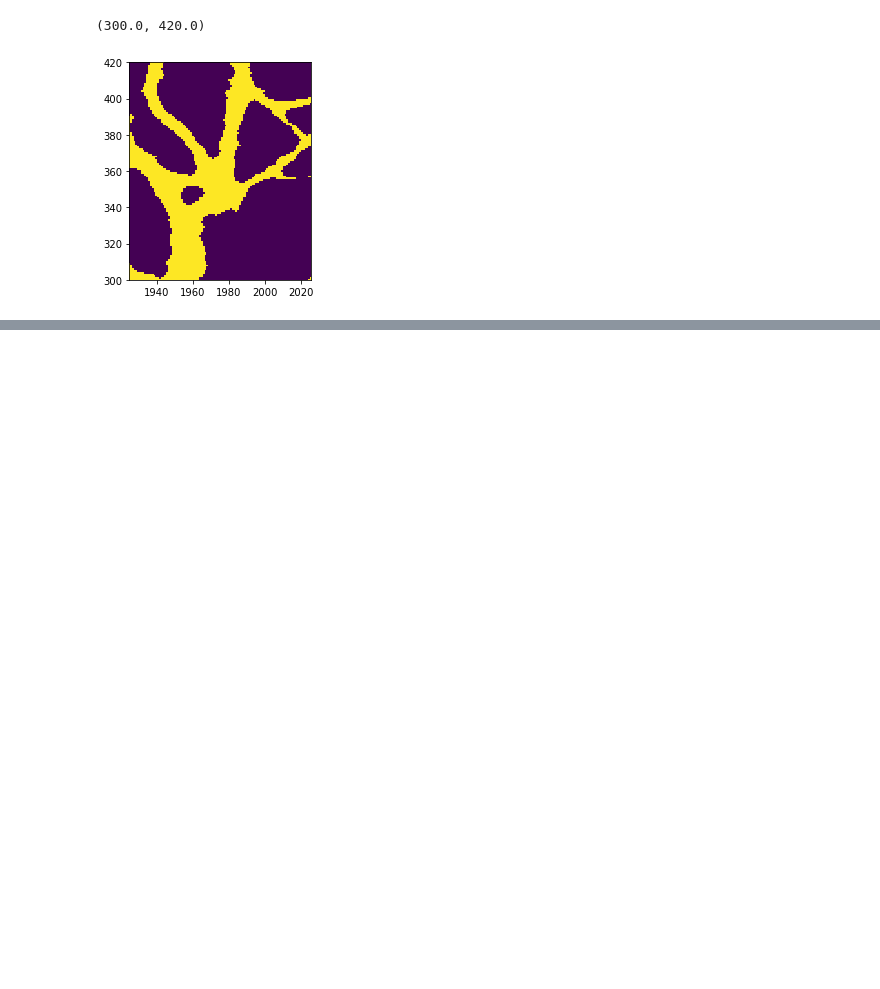
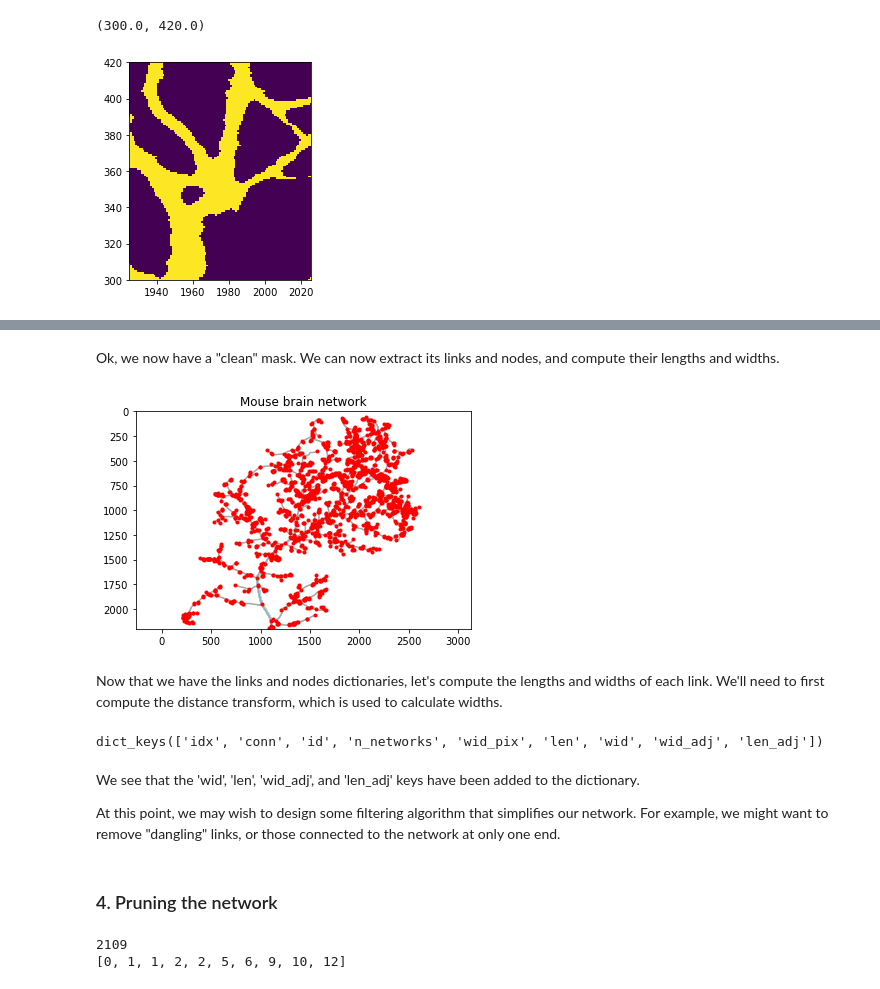
Before and after one commit to VeinsOfTheEarth/RivGraph, a Jupyter notebook: examples/mouse_brain.ipynb, the cells around one changed output, grey strips where cells are left out. Saved outputs shown, nothing was run; the diff lists cells and outputs as text; code cells hidden in the pictures; blank space fills up the shorter version.

```diff
--- a/examples/mouse_brain.ipynb
+++ b/examples/mouse_brain.ipynb
@@ -100,0 +113,40 @@ Ihc = iu.hand_clean(Ihf, action='erase')
+# %% [markdown]
+Ok, we now have a "clean" mask. We can now extract its links and nodes, and compute their lengths and widths.
+# %%
+from rivgraph import mask_to_graph as m2g
+Iskel = m2g.skeletonize_mask(Ic) # Generate the skeleton
+links, nodes = m2g.skel_to_graph(Iskel) # Vectorize the skeleton
+# %%
+# Let's plot the resulting network
+# We'll turn off the link and node label id's so we can see the network better
+from rivgraph import ln_utils as lnu
+lnu.plot_network(links, nodes, Ic, name='Mouse brain network', label_links=False, label_nodes=False)
+# %% [output]
+[figure, added]
+# %% [markdown]
+Now that we have the links and nodes dictionaries, let's compute the lengths and widths of each link. We'll need to first compute the distance transform, which is used to calculate widths.
+# %%
+from scipy.ndimage.morphology import distance_transform_edt
+Idt = distance_transform_edt(Ic)
+links = lnu.link_widths_and_lengths(links, Idt)
+print(links.keys())
+# %% [output]
+dict_keys(['idx', 'conn', 'id', 'n_networks', 'wid_pix', 'len', 'wid', 'wid_adj', 'len_adj'])
+# %% [markdown]
+We see that the 'wid', 'len', 'wid_adj', and 'len_adj' keys have been added to the dictionary.
+
+At this point, we may wish to design some filtering algorithm that simplifies our network. For example, we might want to remove "dangling" links, or those connected to the network at only one end.
+# %% [markdown]
+### 4. Pruning the network
+# %%
+print(len(nodes['id']))
+
+dangling_link_ids = []
+for nconn in nodes['conn']:
+    if len(nconn) == 1:
+        dangling_link_ids.append(nconn[0])
+
+print(sorted(dangling_link_ids)[:10])
+# %% [output]
+2109
+[0, 1, 1, 2, 2, 5, 6, 9, 10, 12]
```
Also changed, not shown: parts of 13 cells of this notebook, 4 other files.
